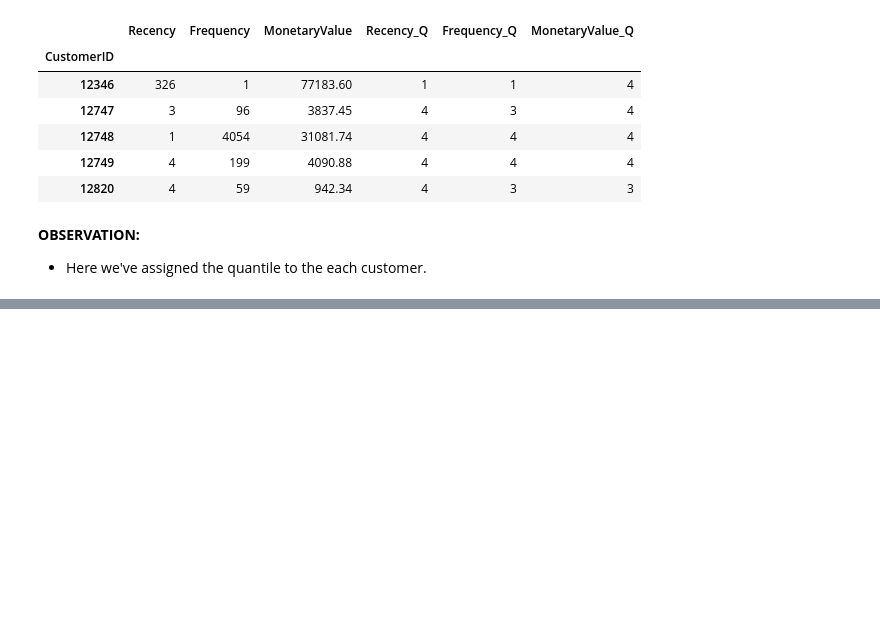
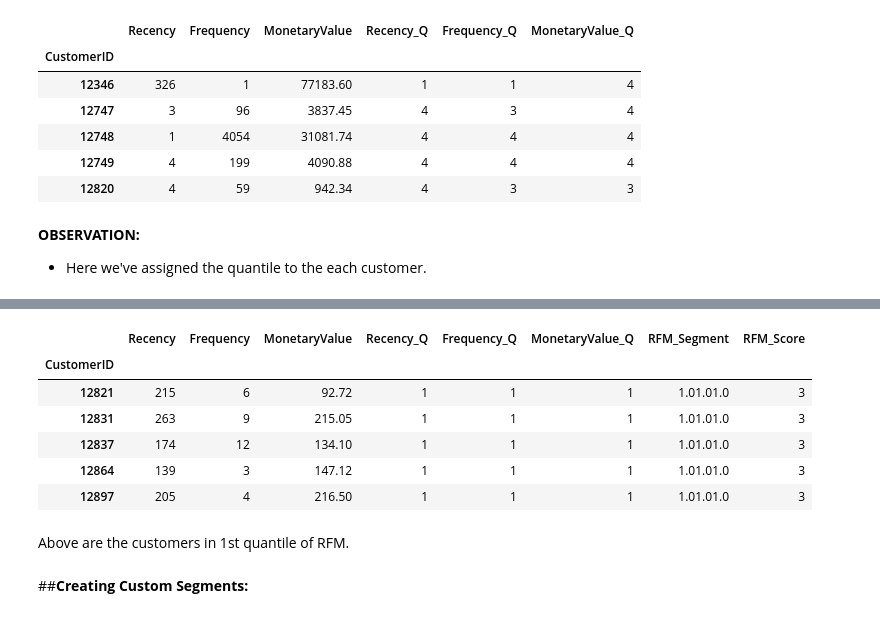
Before and after one commit to humant01/Customer-Segmentation, a Jupyter notebook: Online_Retail_Customer_Segmentation_Capstone_Project.ipynb, the cells around one changed output, grey strips where cells are left out. Cells and saved outputs as stored; diff of their text form; code cells hidden in the pictures; blank space fills up the shorter version.

```diff
--- a/Online_Retail_Customer_Segmentation_Capstone_Project.ipynb
+++ b/Online_Retail_Customer_Segmentation_Capstone_Project.ipynb
@@ -1124,0 +1219,15 @@ df_rfm_quantile.head()
+# %%
+#customers in first quantile
+df_rfm_quantile[df_rfm_quantile['RFM_Segment']=='1.01.01.0'].head()
+# %% [output]
+|  | Recency | Frequency | MonetaryValue | Recency_Q | Frequency_Q | MonetaryValue_Q | RFM_Segment | RFM_Score |
+| CustomerID |  |  |  |  |  |  |  |  |
+| 12821 | 215 | 6 | 92.72 | 1 | 1 | 1 | 1.01.01.0 | 3 |
+| 12831 | 263 | 9 | 215.05 | 1 | 1 | 1 | 1.01.01.0 | 3 |
+| 12837 | 174 | 12 | 134.10 | 1 | 1 | 1 | 1.01.01.0 | 3 |
+| 12864 | 139 | 3 | 147.12 | 1 | 1 | 1 | 1.01.01.0 | 3 |
+| 12897 | 205 | 4 | 216.50 | 1 | 1 | 1 | 1.01.01.0 | 3 |
+# %% [markdown]
+Above are the customers in 1st quantile of RFM.
+# %% [markdown]
+##**Creating Custom Segments:**
```
Also changed, not shown: parts of 33 cells of this notebook.
